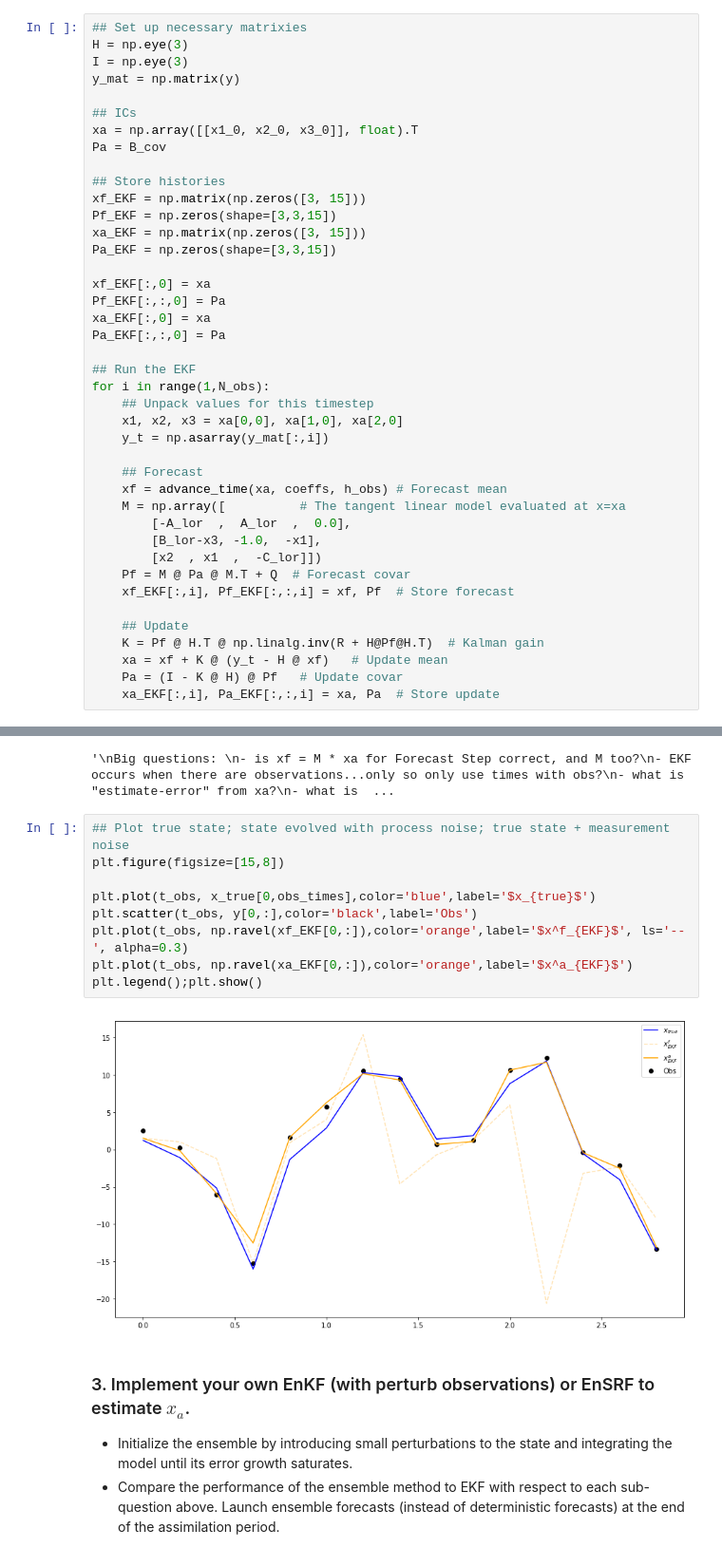
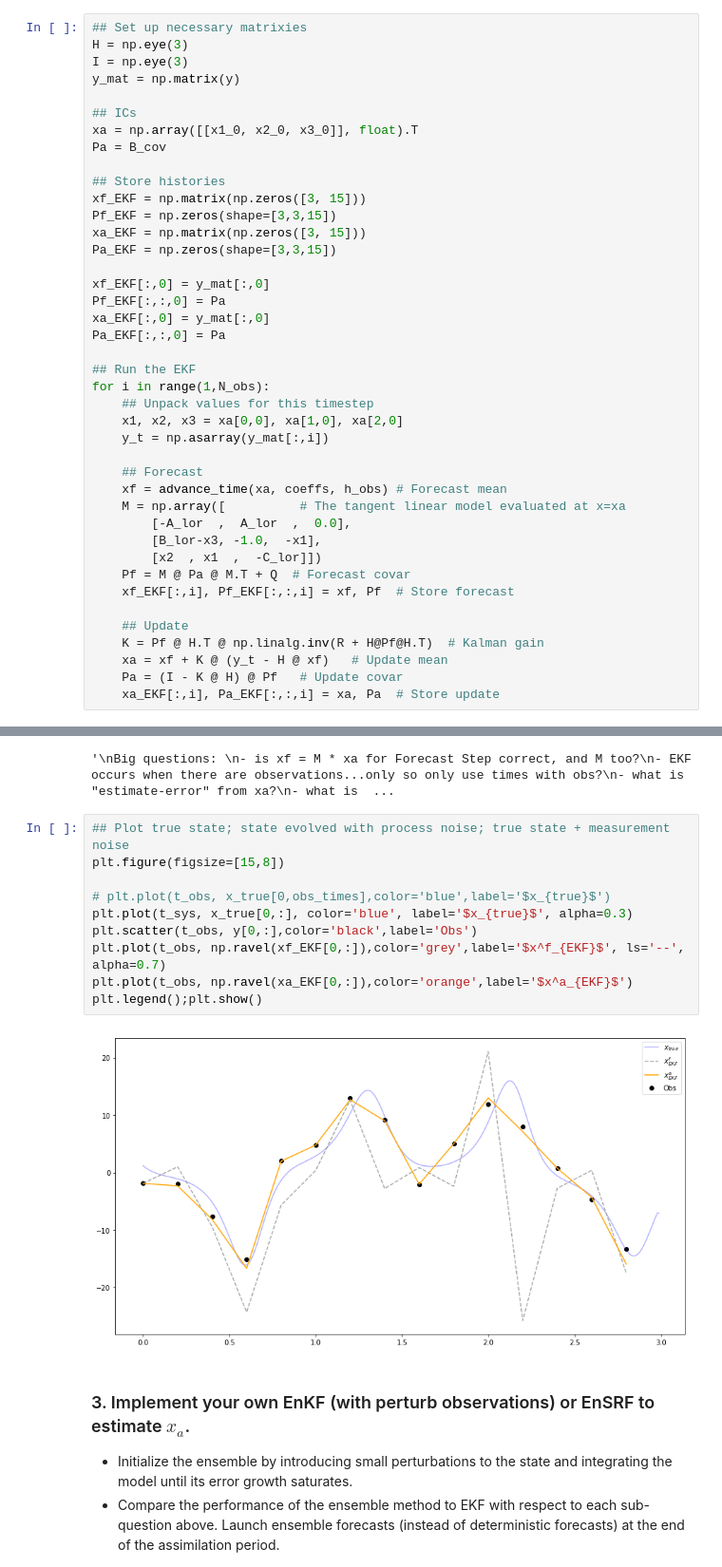
Before and after one commit to Markleonard1019/ASEN, a Jupyter notebook: midterm_Q2_alex.ipynb, the cells around one changed output, grey strips where cells are left out. Shown: that part at 95% size. Cells and saved outputs as stored; diff of their text form.

```diff
--- a/midterm_Q2_alex.ipynb
+++ b/midterm_Q2_alex.ipynb
@@ -228,9 +228,9 @@ Pf_EKF = np.zeros(shape=[3,3,15])
 xa_EKF = np.matrix(np.zeros([3, 15]))
 Pa_EKF = np.zeros(shape=[3,3,15])
 
-xf_EKF[:,0] = xa
+xf_EKF[:,0] = y_mat[:,0]
 Pf_EKF[:,:,0] = Pa
-xa_EKF[:,0] = xa
+xa_EKF[:,0] = y_mat[:,0]
 Pa_EKF[:,:,0] = Pa
 
 ## Run the EKF
@@ -322,14 +322,15 @@ for i in range(1,N_obs):
 # %%
 ## Plot true state; state evolved with process noise; true state + measurement noise
 plt.figure(figsize=[15,8])
 
-plt.plot(t_obs, x_true[0,obs_times],color='blue',label='$x_{true}$')
+# plt.plot(t_obs, x_true[0,obs_times],color='blue',label='$x_{true}$')
+plt.plot(t_sys, x_true[0,:], color='blue', label='$x_{true}$', alpha=0.3)
 plt.scatter(t_obs, y[0,:],color='black',label='Obs')
-plt.plot(t_obs, np.ravel(xf_EKF[0,:]),color='orange',label='$x^f_{EKF}$', ls='--', alpha=0.3)
+plt.plot(t_obs, np.ravel(xf_EKF[0,:]),color='grey',label='$x^f_{EKF}$', ls='--', alpha=0.7)
 plt.plot(t_obs, np.ravel(xa_EKF[0,:]),color='orange',label='$x^a_{EKF}$')
 plt.legend();plt.show()
 # %% [output]
-[figure, old version]
+[figure, new version]
 # %% [markdown]
 ### 3. Implement your own EnKF (with perturb observations) or EnSRF to estimate $x_a$.
  - Initialize the ensemble by introducing small perturbations to the state and integrating the model until its error growth saturates.
```
Also changed, not shown: parts of 3 cells of this notebook.
